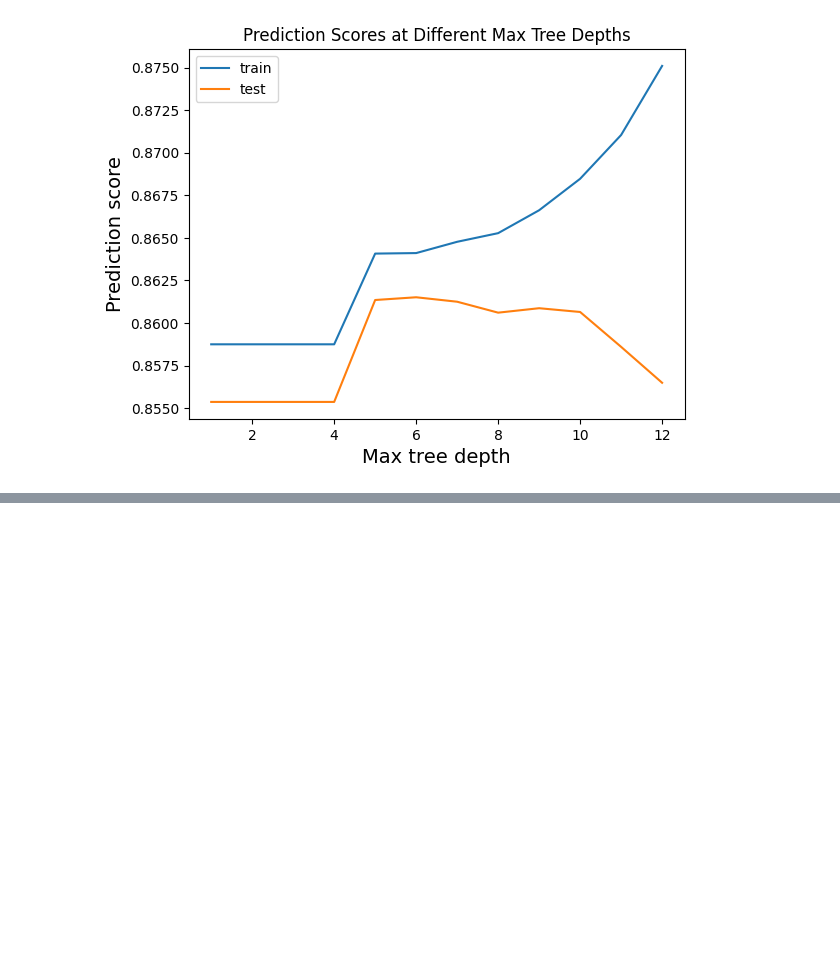
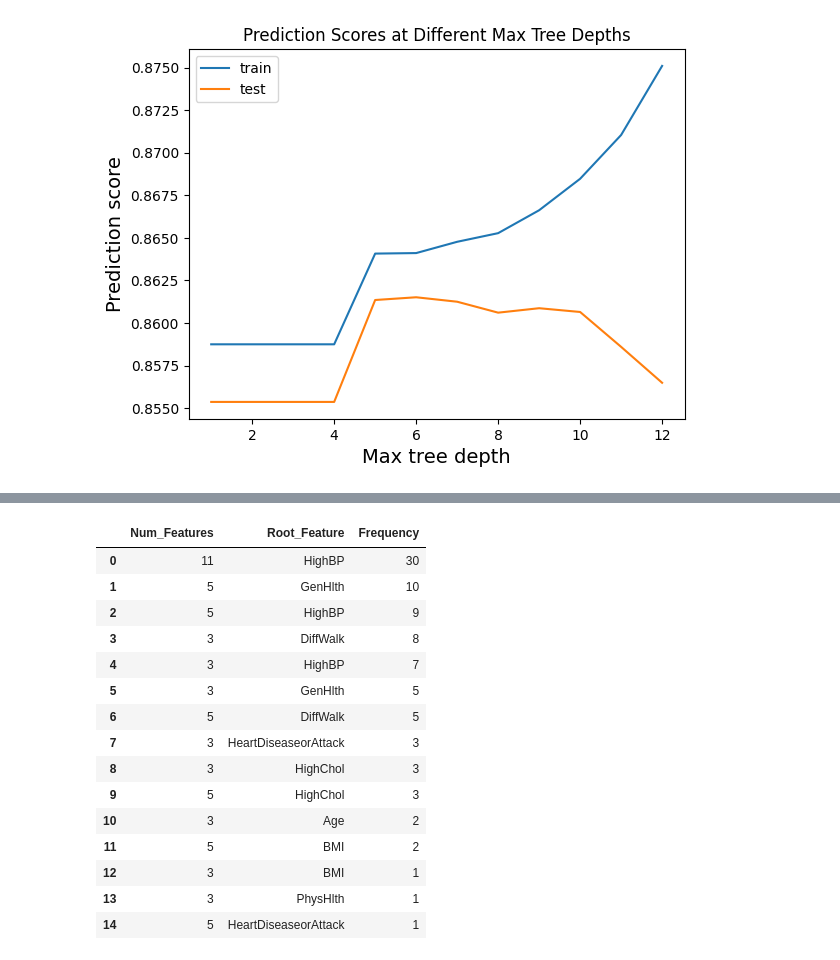
Before and after one commit to singfila/data110_diabetes_project, a Jupyter notebook: data110_final_project.ipynb, the cells around one changed output, grey strips where cells are left out. Cells and saved outputs as stored; diff of their text form; code cells hidden in the pictures; blank space fills up the shorter version.

```diff
--- a/data110_final_project.ipynb
+++ b/data110_final_project.ipynb
@@ -239,0 +265,25 @@ Best prediction score would be 5 or 6 max tree depth. However, because the test
+# %%
+# Custom function to evaluate the most informative feature across multiple runs
+
+def evaluate_most_informative(X_train, X_test, y_train, y_test, n_features_list, runs=30, max_depth=3):
+    """
+    Train multiple decision trees with varying numbers of features and record the most informative feature.
+    """
+    most_informative = []
+
+    for n_features in n_features_list:
+        for _ in range(runs):
+            # Select a random subset of features from train/test splits
+            X_train_selected, X_test_selected = select_random_features(X_train, X_test, n_features)
+
+            # Train a decision tree on the selected features
+            tree_model = DecisionTreeClassifier(max_depth=max_depth, random_state=42)
+            tree_model.fit(X_train_selected, y_train)
+
+            # Get the most important feature (root node)
+            root_feature = X_train_selected.columns[np.argmax(tree_model.feature_importances_)]
+            most_informative.append((n_features, root_feature))
+
+    # Tally results
+    informative_df = pd.DataFrame(most_informative, columns=['Num_Features', 'Root_Feature'])
+    return informative_df.value_counts().reset_index(name='Frequency')
@@ -239,0 +298,21 @@ Best prediction score would be 5 or 6 max tree depth. However, because the test
+# %%
+n_features_list = [3, 5, len(X_train.columns)]
+informative_results = evaluate_most_informative(X_train, X_test, y_train, y_test, n_features_list)
+informative_results
+# %% [output]
+|  | Num_Features | Root_Feature | Frequency |
+| 0 | 11 | HighBP | 30 |
+| 1 | 5 | GenHlth | 10 |
+| 2 | 5 | HighBP | 9 |
+| 3 | 3 | DiffWalk | 8 |
+| 4 | 3 | HighBP | 7 |
+| 5 | 3 | GenHlth | 5 |
+| 6 | 5 | DiffWalk | 5 |
+| 7 | 3 | HeartDiseaseorAttack | 3 |
+| 8 | 3 | HighChol | 3 |
+| 9 | 5 | HighChol | 3 |
+| 10 | 3 | Age | 2 |
+| 11 | 5 | BMI | 2 |
+| 12 | 3 | BMI | 1 |
+| 13 | 3 | PhysHlth | 1 |
+| 14 | 5 | HeartDiseaseorAttack | 1 |
```
Also changed, not shown: parts of 6 cells of this notebook.
